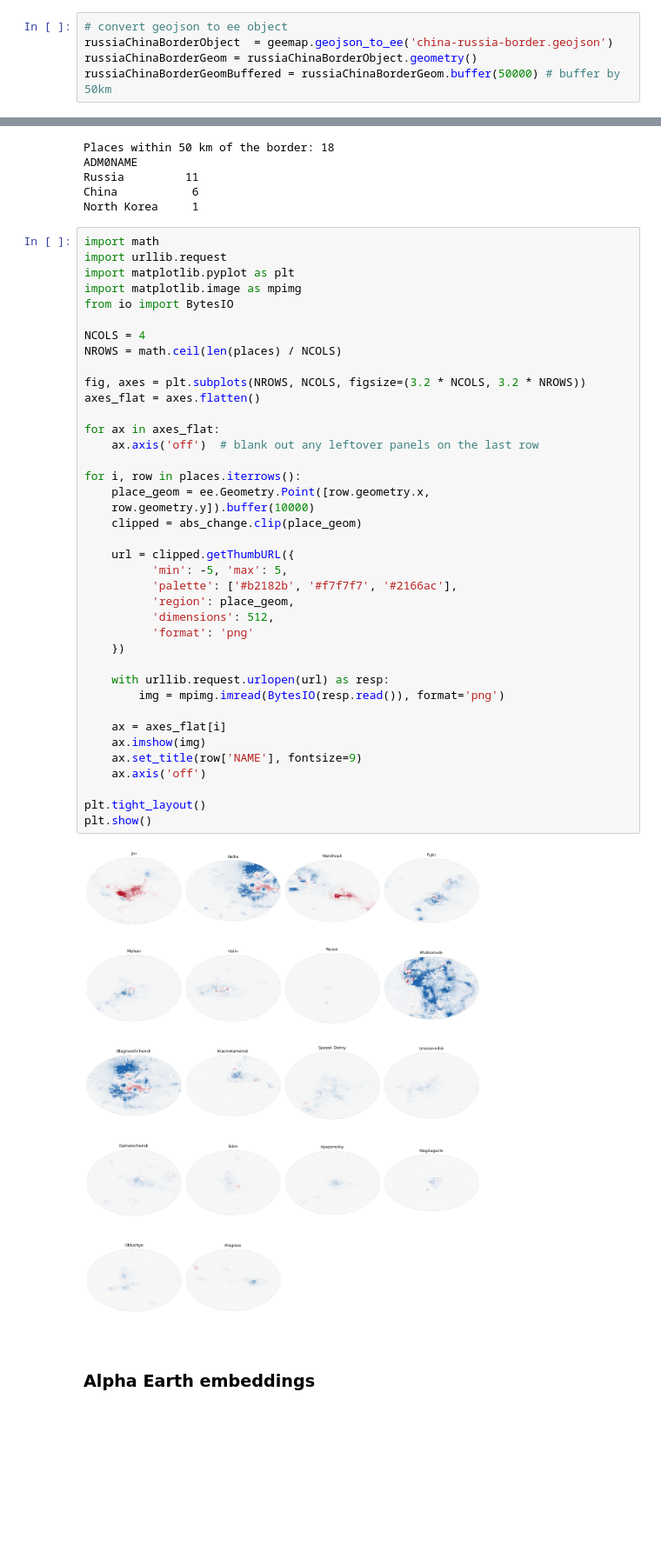
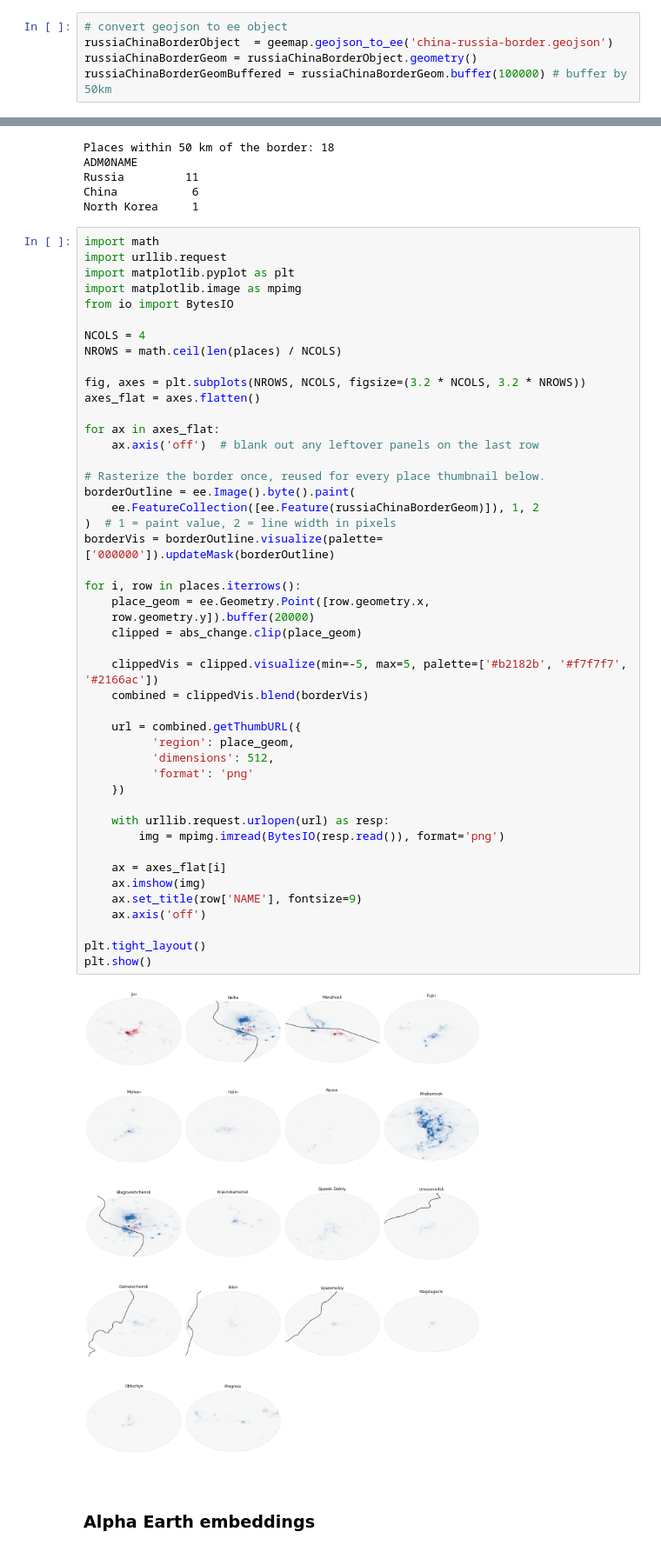
Before and after one commit to joseph-c100/russia-china-border-geospatial, a Jupyter notebook: dis-setup.ipynb, the cells around one changed output, grey strips where cells are left out. Shown at 87% size. Saved outputs shown, nothing was run; the diff lists cells and outputs as text; blank space fills up the shorter version.

Commit message:
buffer updates

```diff
--- a/dis-setup.ipynb
+++ b/dis-setup.ipynb
@@ -33,7 +33,7 @@ ee.Initialize(project='editorial-democraticprimaries')
 # convert geojson to ee object
 russiaChinaBorderObject  = geemap.geojson_to_ee('china-russia-border.geojson')
 russiaChinaBorderGeom = russiaChinaBorderObject.geometry()
-russiaChinaBorderGeomBuffered = russiaChinaBorderGeom.buffer(50000) # buffer by 50km
+russiaChinaBorderGeomBuffered = russiaChinaBorderGeom.buffer(100000) # buffer by 50km
 # %% [markdown]
 #### Initialise nightlights dataset
 # %%
@@ -201,38 +201,45 @@ from io import BytesIO
 
 NCOLS = 4
 NROWS = math.ceil(len(places) / NCOLS)
 
 fig, axes = plt.subplots(NROWS, NCOLS, figsize=(3.2 * NCOLS, 3.2 * NROWS))
 axes_flat = axes.flatten()
 
 for ax in axes_flat:
     ax.axis('off')  # blank out any leftover panels on the last row
 
+# Rasterize the border once, reused for every place thumbnail below.
+borderOutline = ee.Image().byte().paint(
+    ee.FeatureCollection([ee.Feature(russiaChinaBorderGeom)]), 1, 2
+)  # 1 = paint value, 2 = line width in pixels
+borderVis = borderOutline.visualize(palette=['000000']).updateMask(borderOutline)
+
 for i, row in places.iterrows():
     place_geom = ee.Geometry.Point([row.geometry.x,
-    row.geometry.y]).buffer(10000)
+    row.geometry.y]).buffer(20000)
     clipped = abs_change.clip(place_geom)
 
-    url = clipped.getThumbURL({
-          'min': -5, 'max': 5,
-          'palette': ['#b2182b', '#f7f7f7', '#2166ac'],
+    clippedVis = clipped.visualize(min=-5, max=5, palette=['#b2182b', '#f7f7f7', '#2166ac'])
+    combined = clippedVis.blend(borderVis)
+
+    url = combined.getThumbURL({
           'region': place_geom,
           'dimensions': 512,
           'format': 'png'
     })
 
     with urllib.request.urlopen(url) as resp:
         img = mpimg.imread(BytesIO(resp.read()), format='png')
 
     ax = axes_flat[i]
     ax.imshow(img)
     ax.set_title(row['NAME'], fontsize=9)
     ax.axis('off')
 
 plt.tight_layout()
 plt.show()
 # %% [output]
-[figure, old version]
+[figure, new version]
 # %% [markdown]
 ### Alpha Earth embeddings
 # %%
```
Also changed, not shown: parts of 3 cells of this notebook.
